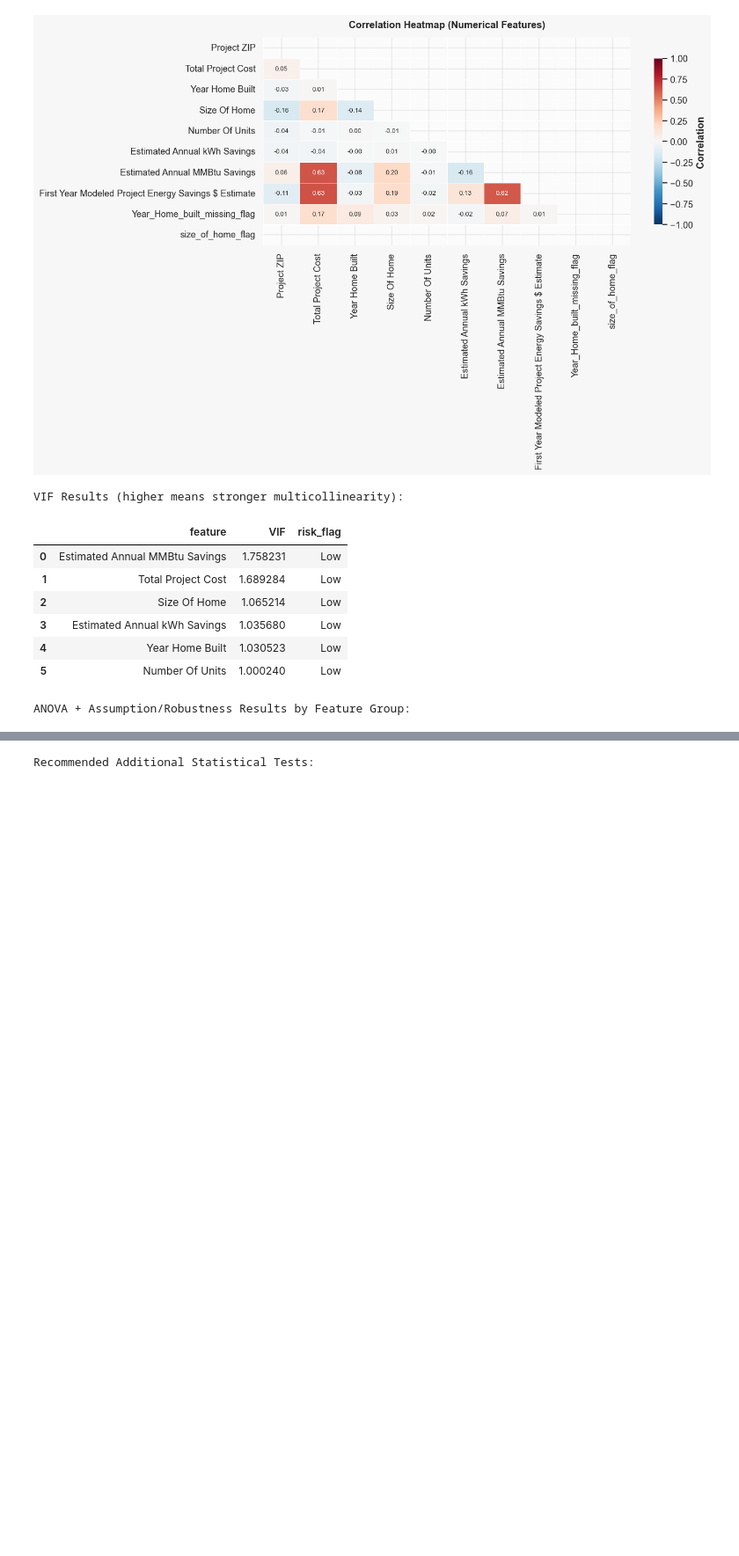
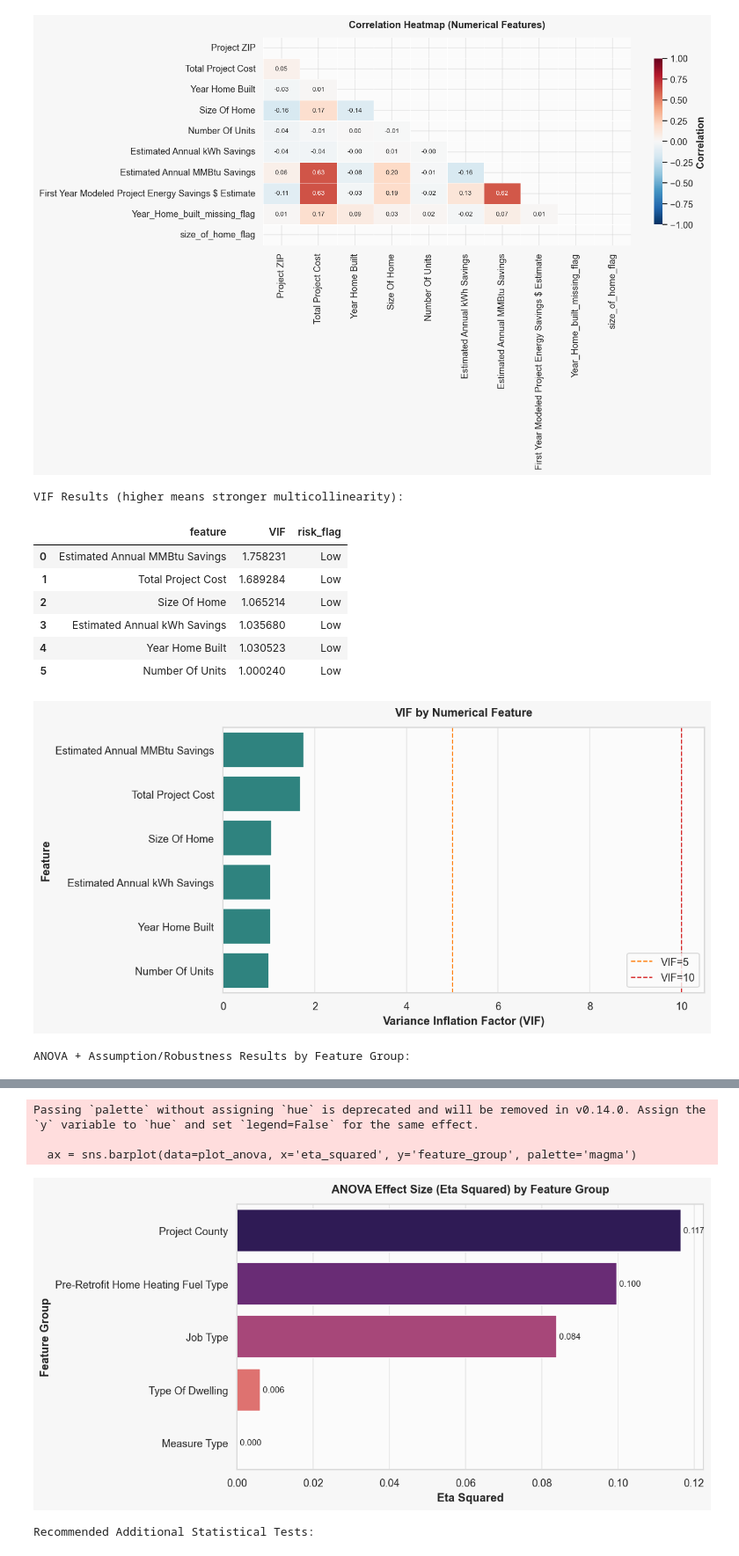
Before and after one commit to HarshitSatish/Predicting-Energy-Savings-in-Low-Income-Residential-Retrofit-Projects, a Jupyter notebook: EDA/EDA_v1.ipynb, the cells around one changed output, grey strips where cells are left out. Shown at 88% size. Saved outputs shown, nothing was run; the diff lists cells and outputs as text; code cells hidden in the pictures; blank space fills up the shorter version.

Commit message:
Graphs added

```diff
--- a/EDA/EDA_v1.ipynb
+++ b/EDA/EDA_v1.ipynb
@@ -41,6 +42,15 @@ plt.rcParams['grid.color'] = '#d0d0d0'
 plt.rcParams['grid.alpha'] = 0.45
 plt.rcParams['axes.titleweight'] = 'bold'
 plt.rcParams['axes.labelweight'] = 'semibold'
+
+graphs_dir = 'Graphs'
+os.makedirs(graphs_dir, exist_ok=True)
+
+def save_plot(filename):
+    plt.savefig(os.path.join(graphs_dir, filename), dpi=300, bbox_inches='tight')
+
+def safe_label(text):
+    return ''.join(ch.lower() if ch.isalnum() else '_' for ch in str(text)).strip('_')
 
 target_col = 'First Year Modeled Project Energy Savings $ Estimate'
 
@@ -137,6 +147,7 @@ if building_type_col is not None:
     )
     set_autotext_contrast(wedges, autotexts)
     plt.title('Building Type Distribution', pad=14)
+    save_plot('part2_01_building_type_distribution_pie.png')
     plt.tight_layout()
     plt.show()
 else:
@@ -163,6 +174,7 @@ if available_important_cols:
     ax.set_xlabel('Value')
     ax.set_ylabel('Features')
     style_axes(ax)
+    save_plot('part2_02_key_numerical_boxplot.png')
     plt.tight_layout()
     plt.show()
 else:
@@ -188,6 +200,7 @@ if heating_system_col is not None:
     )
     set_autotext_contrast(wedges, autotexts)
     plt.title('Heating System Share (All Years)', pad=12)
+    save_plot('part2_03_heating_system_share_pie.png')
     plt.tight_layout()
     plt.show()
 else:
@@ -209,7 +222,7 @@ if target_col in df.columns:
         if c is not None and c in temp_target.columns
     ]
 
-    for feat in compare_features:
+    for idx, feat in enumerate(compare_features, start=4):
         top_levels = temp_target[feat].fillna('Missing').value_counts().head(8).index
         chart_df = temp_target[temp_target[feat].fillna('Missing').isin(top_levels)].copy()
         chart_df[feat] = chart_df[feat].fillna('Missing')
@@ -241,6 +254,7 @@ if target_col in df.columns:
         plt.xticks(rotation=30, ha='right')
         annotate_bars(ax, value_format='{:.2f}%')
         style_axes(ax)
+        save_plot(f'part2_{idx:02d}_annual_energy_savings_share_by_{safe_label(feat)}.png')
         plt.tight_layout()
         plt.show()
 
@@ -274,6 +288,7 @@ if corr_df.shape[1] >= 2:
     )
     ax.set_title('Correlation Heatmap (Numerical Features)', pad=12)
     style_axes(ax)
+    save_plot('part2_08_correlation_heatmap.png')
     plt.tight_layout()
     plt.show()
 else:
@@ -294,6 +309,12 @@ Detected columns:
 from scipy.stats import f_oneway, levene, kruskal
 from statsmodels.stats.outliers_influence import variance_inflation_factor
 import statsmodels.api as sm
+
+graphs_dir = 'Graphs'
+os.makedirs(graphs_dir, exist_ok=True)
+
+def save_plot(filename):
+    plt.savefig(os.path.join(graphs_dir, filename), dpi=300, bbox_inches='tight')
 
 target_col = 'First Year Modeled Project Energy Savings $ Estimate'
 
@@ -330,6 +351,18 @@ if len(vif_features) >= 2:
 
         print('VIF Results (higher means stronger multicollinearity):')
         display(vif_df)
+
+        plt.figure(figsize=(10, 5), dpi=120)
+        ax = sns.barplot(data=vif_df, x='VIF', y='feature', hue='risk_flag', dodge=False, palette='viridis', legend=False)
+        ax.axvline(5, color='#ff7f0e', linestyle='--', linewidth=1.2, label='VIF=5')
+        ax.axvline(10, color='#d62728', linestyle='--', linewidth=1.2, label='VIF=10')
+        ax.set_title('VIF by Numerical Feature', pad=12)
+        ax.set_xlabel('Variance Inflation Factor (VIF)')
+        ax.set_ylabel('Feature')
+        ax.legend(loc='lower right')
+        plt.tight_layout()
+        save_plot('part3_01_vif_barplot.png')
+        plt.show()
     else:
         print('Not enough variable numeric columns after filtering for VIF.')
 else:
@@ -407,6 +440,19 @@ if anova_results:
 
     print('ANOVA + Assumption/Robustness Results by Feature Group:')
     display(anova_df)
+
+    plot_anova = anova_df.sort_values('eta_squared', ascending=False).copy()
+    plt.figure(figsize=(10, 5), dpi=120)
+    ax = sns.barplot(data=plot_anova, x='eta_squared', y='feature_group', palette='magma')
+    ax.set_title('ANOVA Effect Size (Eta Squared) by Feature Group', pad=12)
+    ax.set_xlabel('Eta Squared')
+    ax.set_ylabel('Feature Group')
+    for patch in ax.patches:
+        w = patch.get_width()
+        ax.text(w, patch.get_y() + patch.get_height() / 2, f' {w:.3f}', va='center', ha='left', fontsize=9)
+    plt.tight_layout()
+    save_plot('part3_02_anova_eta_squared_barplot.png')
+    plt.show()
 else:
     print('No valid feature groups found for ANOVA under current filtering rules.')
 
@@ -420,33 +466,34 @@ suggested_tests = pd.DataFrame({
         'Permutation ANOVA / randomization test',
         'Welch ANOVA (unequal variances)',
         'Two-part or hurdle model (many near-zero savings)',
         'Spatial autocorrelation (Moran\'s I) using latitude/longitude',
         'Influence diagnostics (Cook\'s distance, leverage)',
         'Robust regression (Huber / Quantile regression)'
     ],
     'why_it_matters_here': [
         'Project costs and savings likely have non-constant variance.',
         'Checks whether linear model form is missing nonlinear terms/interactions.',
         'Useful when ANOVA assumptions are questionable in highly imbalanced groups.',
         'Better for group comparisons when Levene test indicates variance differences.',
         'Energy savings distributions often have zero-inflation and heavy skew.',
         'County/location effects may introduce geographic clustering in outcomes.',
         'Large-cost retrofit outliers can dominate ordinary least squares estimates.',
         'Provides stable estimates under skew and outliers in savings/cost data.'
     ]
 })
 
 print('Recommended Additional Statistical Tests:')
 display(suggested_tests)
 # %% [output]
 VIF Results (higher means stronger multicollinearity):
 |  | feature | VIF | risk_flag |
 | 0 | Estimated Annual MMBtu Savings | 1.758231 | Low |
 | 1 | Total Project Cost | 1.689284 | Low |
 | 2 | Size Of Home | 1.065214 | Low |
 | 3 | Estimated Annual kWh Savings | 1.035680 | Low |
 | 4 | Year Home Built | 1.030523 | Low |
 | 5 | Number Of Units | 1.000240 | Low |
+[figure, added]
 ANOVA + Assumption/Robustness Results by Feature Group:
 |  | feature_group | n_rows | n_levels_used | anova_F | anova_p | levene_p | kruskal_H | kruskal_p | eta_squared | ... |
 | 1 | Job Type | 51930 | 2 | 4753.311645 | 0.000000e+00 | 1.592822e-83 | 3776.860878 | 0.000000e+00 | 0.083860 | ... |
@@ -454,7 +501,11 @@ ANOVA + Assumption/Robustness Results by Feature Group:
 | 4 | Project County | 31754 | 10 | 465.563865 | 0.000000e+00 | 3.998355e-71 | 4292.249051 | 0.000000e+00 | 0.116604 | ... |
 | 0 | Type Of Dwelling | 51925 | 2 | 318.913067 | 4.081241e-71 | 7.097712e-26 | 346.105693 | 2.986714e-77 | 0.006105 | ... |
 | 2 | Measure Type | 51925 | 2 | 2.892736 | 8.898572e-02 | 9.326017e-02 | 1.975256 | 1.598910e-01 | 0.000056 | ... |
-Recommended Additional Statistical Tests:
+Passing `palette` without assigning `hue` is deprecated and will be removed in v0.14.0. Assign the `y` variable to `hue` and set `legend=False` for the same effect.
+
+  ax = sns.barplot(data=plot_anova, x='eta_squared', y='feature_group', palette='magma')
+[figure, added]
+Recommended Additional Statistical Tests:
 |  | recommended_test | why_it_matters_here |
 | 0 | Breusch-Pagan test (heteroscedast... | Project costs and savings likely ... |
 | 1 | Ramsey RESET test (model specific... | Checks whether linear model form ... |
```
Also changed, not shown: parts of 1 cell of this notebook, 10 other files.
